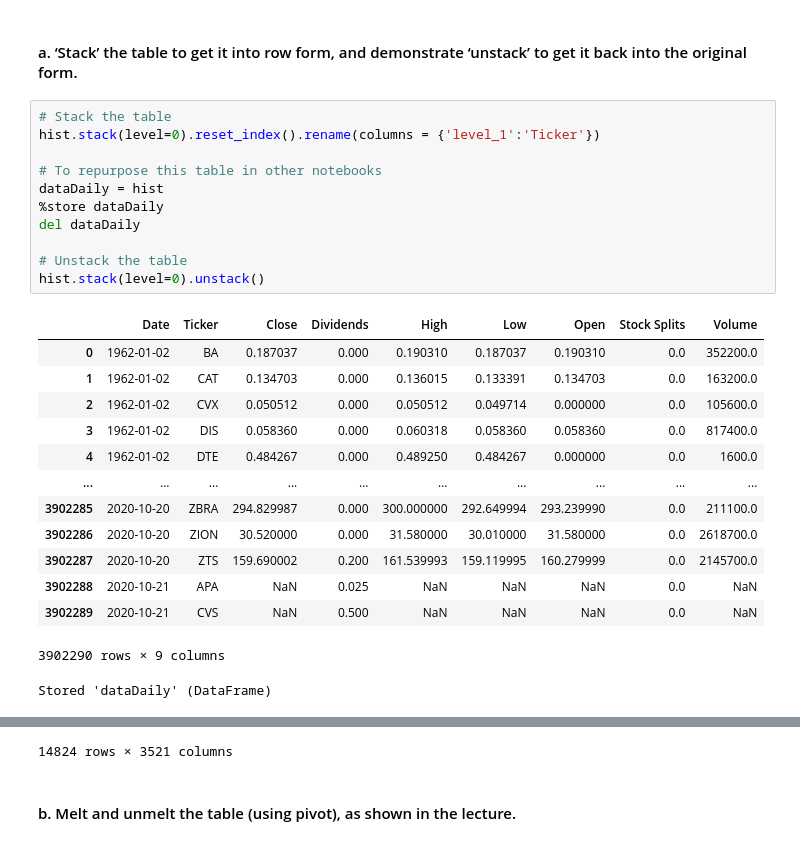
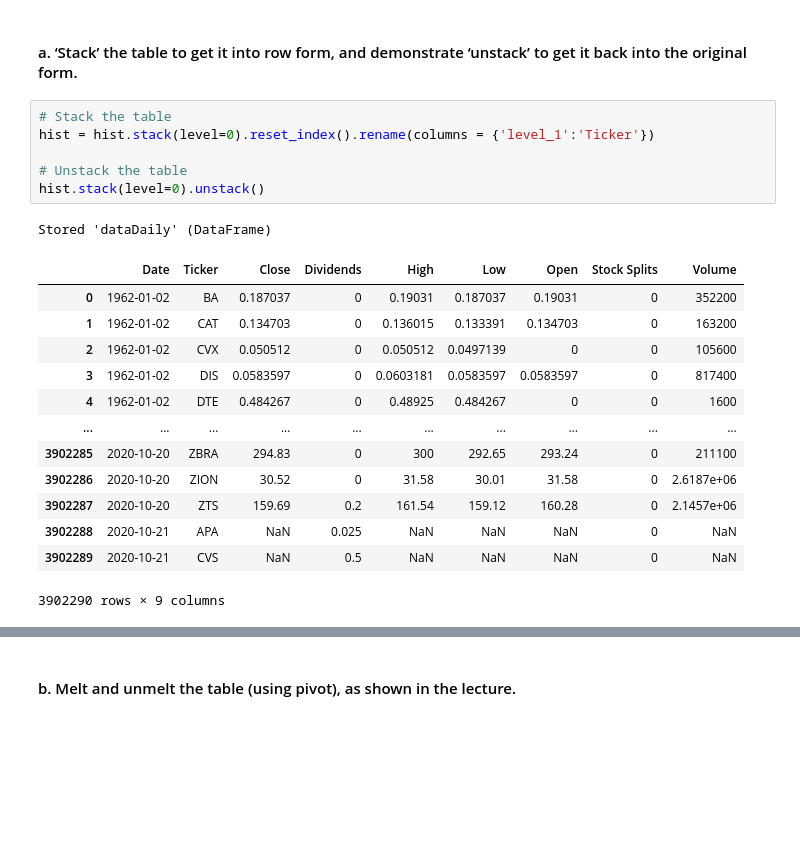
Before and after one commit to jeffsnguyen/Python, a Jupyter notebook: Level_8/Homework/8_2_6.ipynb, the cells around one changed output, grey strips where cells are left out. Drawn from its saved outputs; the diff is of its cells as text; blank space fills up the shorter version.

```diff
--- a/Level_8/Homework/8_2_6.ipynb
+++ b/Level_8/Homework/8_2_6.ipynb
@@ -93,27 +93,22 @@ Stored 'dataReference' (DataFrame)
 #### a. ‘Stack’ the table to get it into row form, and demonstrate ‘unstack’ to get it back into the original form.
 # %%
 # Stack the table
-hist.stack(level=0).reset_index().rename(columns = {'level_1':'Ticker'})
-
-# To repurpose this table in other notebooks
-dataDaily = hist
-%store dataDaily
-del dataDaily
+hist = hist.stack(level=0).reset_index().rename(columns = {'level_1':'Ticker'})
 
 # Unstack the table
 hist.stack(level=0).unstack()
 # %% [output]
+Stored 'dataDaily' (DataFrame)
 |  | Date | Ticker | Close | Dividends | High | Low | Open | Stock Splits | Volume |
-| 0 | 1962-01-02 | BA | 0.187037 | 0.000 | 0.190310 | 0.187037 | 0.190310 | 0.0 | 352200.0 |
-| 1 | 1962-01-02 | CAT | 0.134703 | 0.000 | 0.136015 | 0.133391 | 0.134703 | 0.0 | 163200.0 |
-| 2 | 1962-01-02 | CVX | 0.050512 | 0.000 | 0.050512 | 0.049714 | 0.000000 | 0.0 | 105600.0 |
-| 3 | 1962-01-02 | DIS | 0.058360 | 0.000 | 0.060318 | 0.058360 | 0.058360 | 0.0 | 817400.0 |
-| 4 | 1962-01-02 | DTE | 0.484267 | 0.000 | 0.489250 | 0.484267 | 0.000000 | 0.0 | 1600.0 |
+| 0 | 1962-01-02 | BA | 0.187037 | 0 | 0.19031 | 0.187037 | 0.19031 | 0 | 352200 |
+| 1 | 1962-01-02 | CAT | 0.134703 | 0 | 0.136015 | 0.133391 | 0.134703 | 0 | 163200 |
+| 2 | 1962-01-02 | CVX | 0.050512 | 0 | 0.050512 | 0.0497139 | 0 | 0 | 105600 |
+| 3 | 1962-01-02 | DIS | 0.0583597 | 0 | 0.0603181 | 0.0583597 | 0.0583597 | 0 | 817400 |
+| 4 | 1962-01-02 | DTE | 0.484267 | 0 | 0.48925 | 0.484267 | 0 | 0 | 1600 |
 | ... | ... | ... | ... | ... | ... | ... | ... | ... | ... |
-| 3902285 | 2020-10-20 | ZBRA | 294.829987 | 0.000 | 300.000000 | 292.649994 | 293.239990 | 0.0 | 211100.0 |
-| 3902286 | 2020-10-20 | ZION | 30.520000 | 0.000 | 31.580000 | 30.010000 | 31.580000 | 0.0 | 2618700.0 |
-| 3902287 | 2020-10-20 | ZTS | 159.690002 | 0.200 | 161.539993 | 159.119995 | 160.279999 | 0.0 | 2145700.0 |
-| 3902288 | 2020-10-21 | APA | NaN | 0.025 | NaN | NaN | NaN | 0.0 | NaN |
-| 3902289 | 2020-10-21 | CVS | NaN | 0.500 | NaN | NaN | NaN | 0.0 | NaN |
+| 3902285 | 2020-10-20 | ZBRA | 294.83 | 0 | 300 | 292.65 | 293.24 | 0 | 211100 |
+| 3902286 | 2020-10-20 | ZION | 30.52 | 0 | 31.58 | 30.01 | 31.58 | 0 | 2.6187e+06 |
+| 3902287 | 2020-10-20 | ZTS | 159.69 | 0.2 | 161.54 | 159.12 | 160.28 | 0 | 2.1457e+06 |
+| 3902288 | 2020-10-21 | APA | NaN | 0.025 | NaN | NaN | NaN | 0 | NaN |
+| 3902289 | 2020-10-21 | CVS | NaN | 0.5 | NaN | NaN | NaN | 0 | NaN |
-3902290 rows × 9 columns
-Stored 'dataDaily' (DataFrame)
+3902290 rows × 9 columns
@@ -134,4 +115,3 @@ Stored 'dataDaily' (DataFrame)
-14824 rows × 3521 columns
 # %% [markdown]
 #### b. Melt and unmelt the table (using pivot), as shown in the lecture.
 # %%
```
Also changed, not shown: parts of 5 cells of this notebook.
